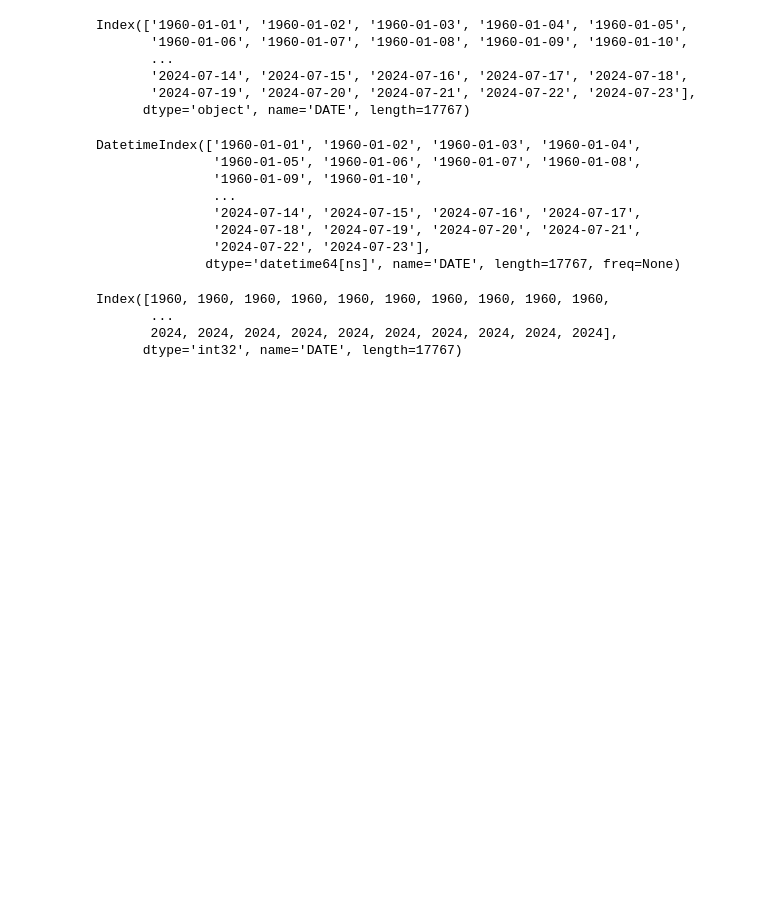
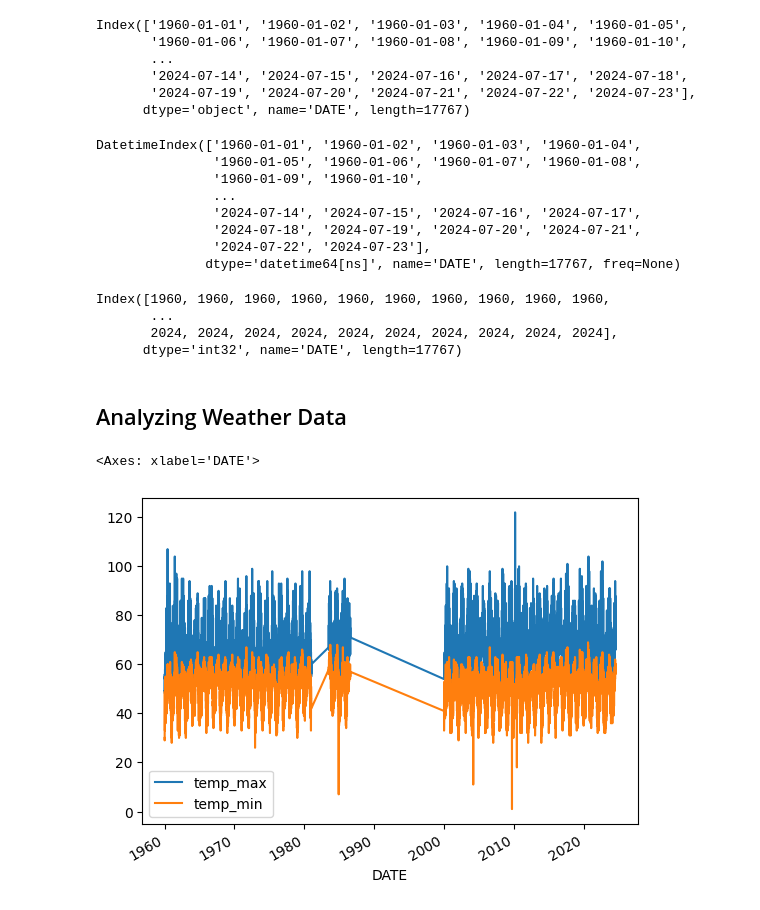
Before and after one commit to minamaher58/Weather-Prediction, a Jupyter notebook: weather_prediction.ipynb, the cells around one changed output. Drawn from its saved outputs; the diff is of its cells as text; code cells hidden in the pictures; blank space fills up the shorter version.

```diff
--- a/weather_prediction.ipynb
+++ b/weather_prediction.ipynb
@@ -242,0 +241,7 @@ core_weather.apply(lambda x: (x==9999)
+# %% [markdown]
+## Analyzing Weather Data
+# %%
+core_weather[["temp_max", "temp_min"]].plot()
+# %% [output]
+<Axes: xlabel='DATE'>
+[figure, added]
```
Also changed, not shown: parts of 18 cells of this notebook.
